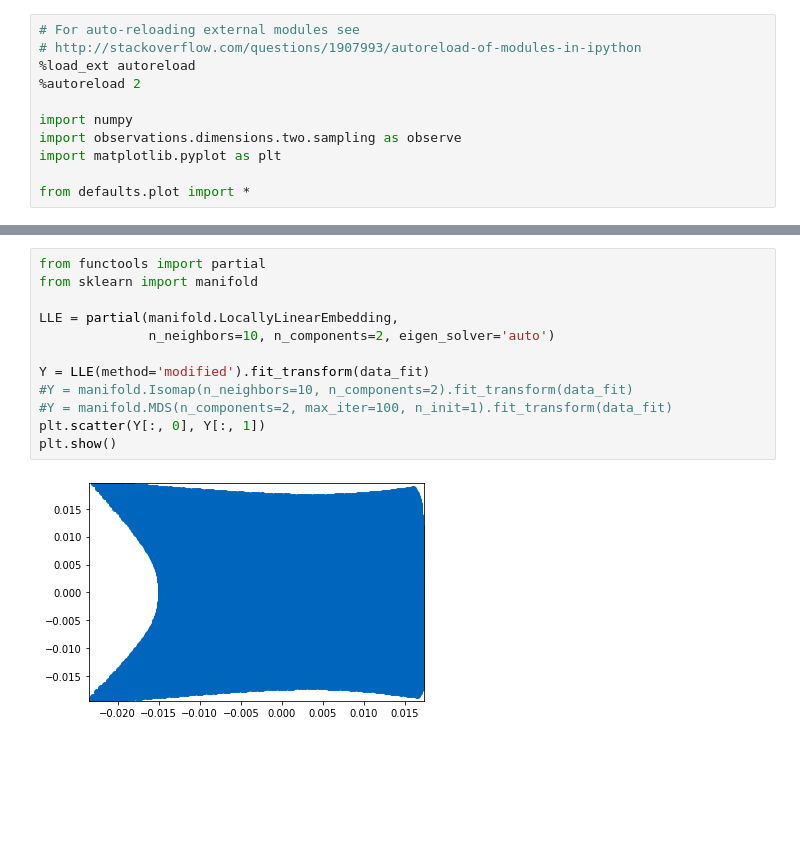
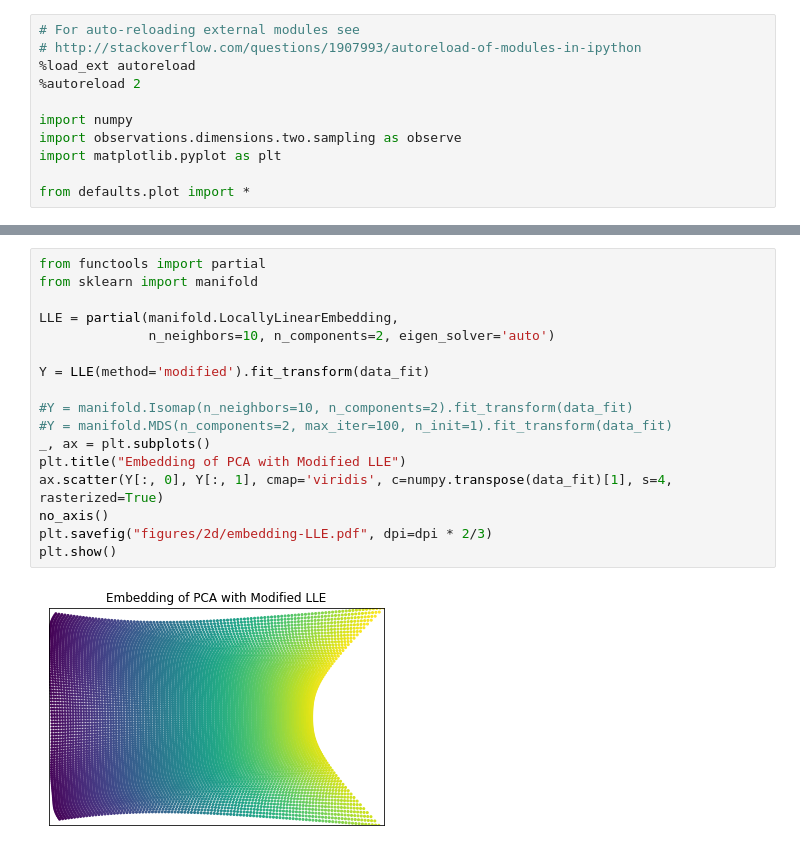
Before and after one commit to plainerman/density-transport, a Jupyter notebook: full_two_dimensional.ipynb, the cells around one changed output, grey strips where cells are left out. Saved outputs shown, nothing was run; the diff lists cells and outputs as text; blank space fills up the shorter version.

```diff
--- a/full_two_dimensional.ipynb
+++ b/full_two_dimensional.ipynb
@@ -143,17 +161,22 @@ Wall time: 1min 31s
 # %%
 from functools import partial
 from sklearn import manifold
 
 LLE = partial(manifold.LocallyLinearEmbedding,
               n_neighbors=10, n_components=2, eigen_solver='auto')
 
 Y = LLE(method='modified').fit_transform(data_fit)
+
 #Y = manifold.Isomap(n_neighbors=10, n_components=2).fit_transform(data_fit)
 #Y = manifold.MDS(n_components=2, max_iter=100, n_init=1).fit_transform(data_fit)
-plt.scatter(Y[:, 0], Y[:, 1])
+_, ax = plt.subplots()
+plt.title("Embedding of PCA with Modified LLE")
+ax.scatter(Y[:, 0], Y[:, 1], cmap='viridis', c=numpy.transpose(data_fit)[1], s=4, rasterized=True)
+no_axis()
+plt.savefig("figures/2d/embedding-LLE.pdf", dpi=dpi * 2/3)
 plt.show()
 # %% [output]
-[figure, old version]
+[figure, new version]
 # %%
 %%time
 import torch
```
Also changed, not shown: parts of 22 cells of this notebook, 3 other files.
